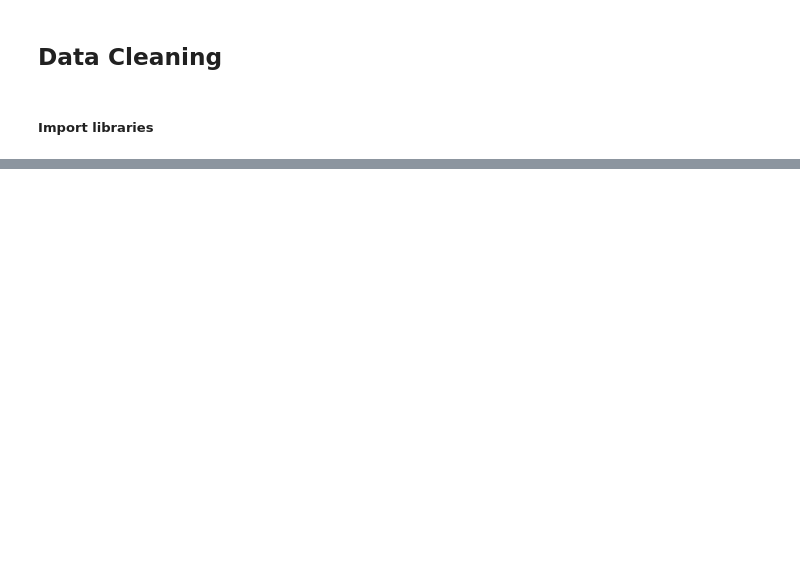
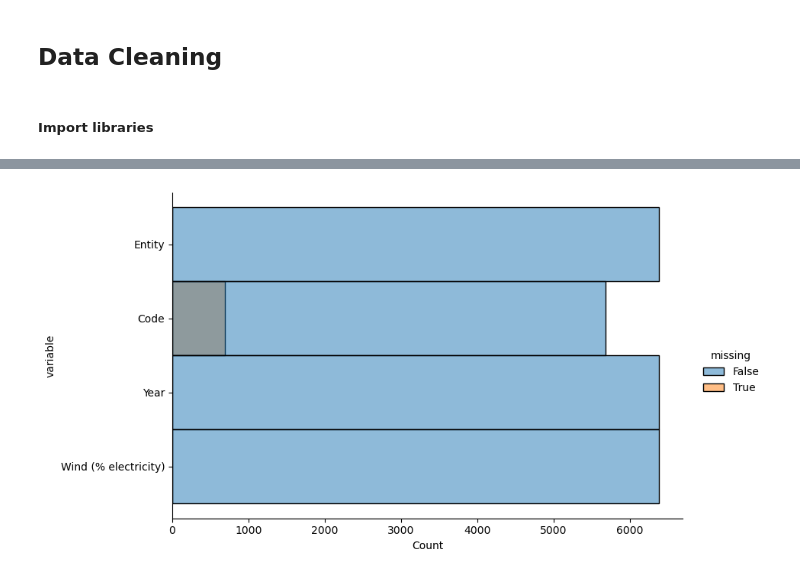
Before and after one commit to fenilenvinileno97/advance-ds-environment, a Jupyter notebook: notebooks/0.1-marlon-data-cleaning.ipynb, the cells around one changed output, grey strips where cells are left out. Saved outputs shown, nothing was run; the diff lists cells and outputs as text; code cells hidden in the pictures; blank space fills up the shorter version.

```diff
--- a/notebooks/0.1-marlon-data-cleaning.ipynb
+++ b/notebooks/0.1-marlon-data-cleaning.ipynb
@@ -20,0 +17,9 @@ import seaborn as sns
+# %%
+data_dir = path.make_dir_function('.')
+# %%
+renewable_dir = list(data_dir('..', '..', 'Datasets', 'renewable').resolve().glob("*.csv"))
+names_renewable_dir = [re.search(r"\w+\-.*", str(x))[0].replace("-", "_") for x in renewable_dir]
+# %%
+display(Markdown(f"### **Dataset:** {names_renewable_dir[0]}"))
+share_electricity_wind_df = pd.read_csv(renewable_dir[0])
+share_electricity_wind_df.tail()
@@ -20,0 +34,4 @@ import seaborn as sns
+# %%
+visual.null_values_proportion(share_electricity_wind_df)
+# %% [output]
+[figure, added]
```
Also changed, not shown: parts of 36 cells of this notebook, 1 other file.
